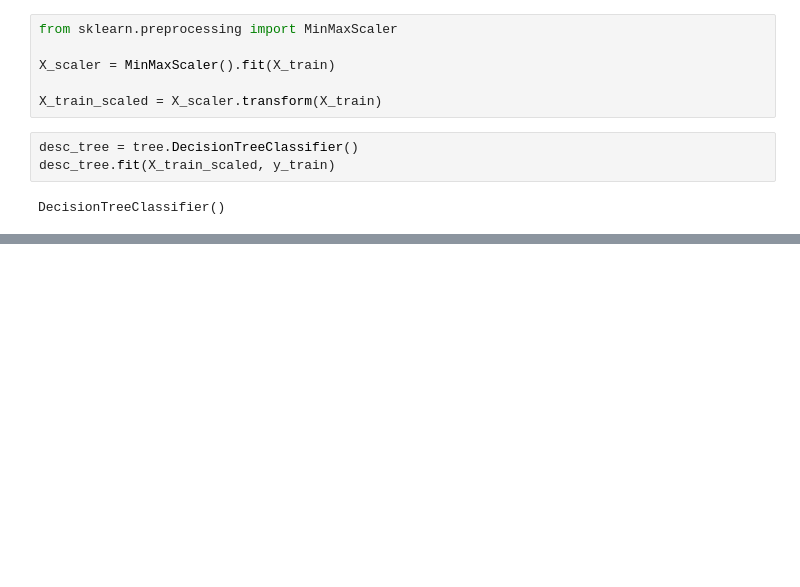
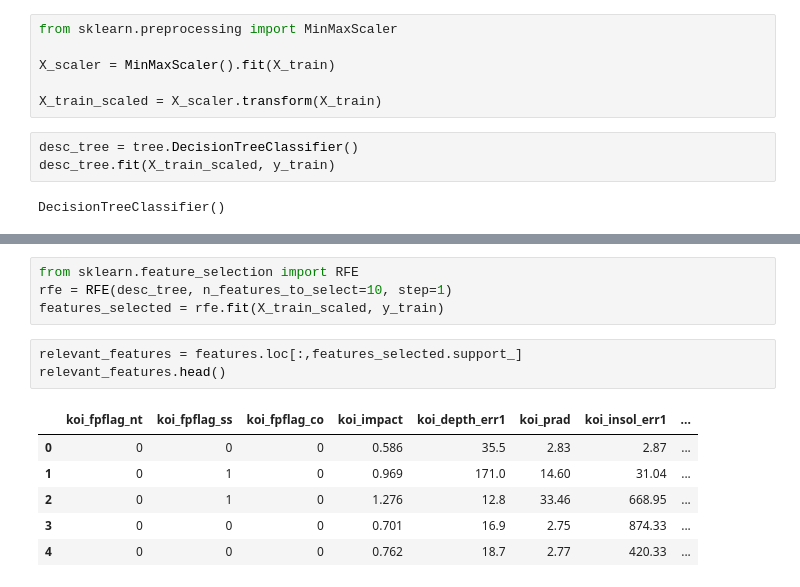
Before and after one commit to RaulMaya/Kepler-Telescope-Search, a Jupyter notebook: models/decision_tree/decision_tree.ipynb, the cells around one changed output, grey strips where cells are left out. Cells and saved outputs as stored; diff of their text form; blank space fills up the shorter version.

Commit message:
Selecting the best features (Two ways of selection)

```diff
--- a/models/decision_tree/decision_tree.ipynb
+++ b/models/decision_tree/decision_tree.ipynb
@@ -140,0 +142,14 @@ print(desc_tree.feature_importances_)
+# %%
+from sklearn.feature_selection import RFE
+rfe = RFE(desc_tree, n_features_to_select=10, step=1)
+features_selected = rfe.fit(X_train_scaled, y_train)
+# %%
+relevant_features = features.loc[:,features_selected.support_]
+relevant_features.head()
+# %% [output]
+|  | koi_fpflag_nt | koi_fpflag_ss | koi_fpflag_co | koi_impact | koi_depth_err1 | koi_prad | koi_insol_err1 | ... |
+| 0 | 0 | 0 | 0 | 0.586 | 35.5 | 2.83 | 2.87 | ... |
+| 1 | 0 | 1 | 0 | 0.969 | 171.0 | 14.60 | 31.04 | ... |
+| 2 | 0 | 1 | 0 | 1.276 | 12.8 | 33.46 | 668.95 | ... |
+| 3 | 0 | 0 | 0 | 0.701 | 16.9 | 2.75 | 874.33 | ... |
+| 4 | 0 | 0 | 0 | 0.762 | 18.7 | 2.77 | 420.33 | ... |
```
Also changed, not shown: parts of 8 cells of this notebook, 1 other file.
